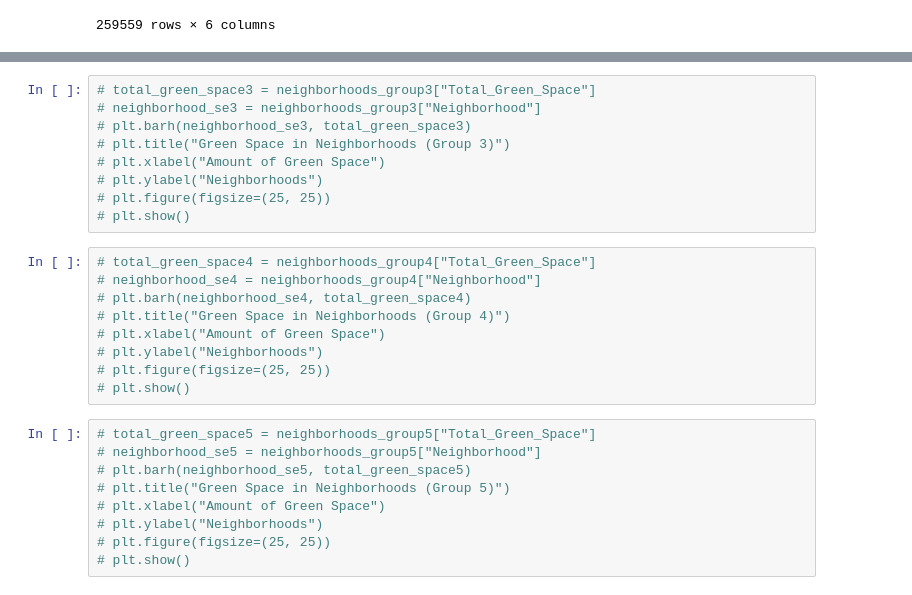
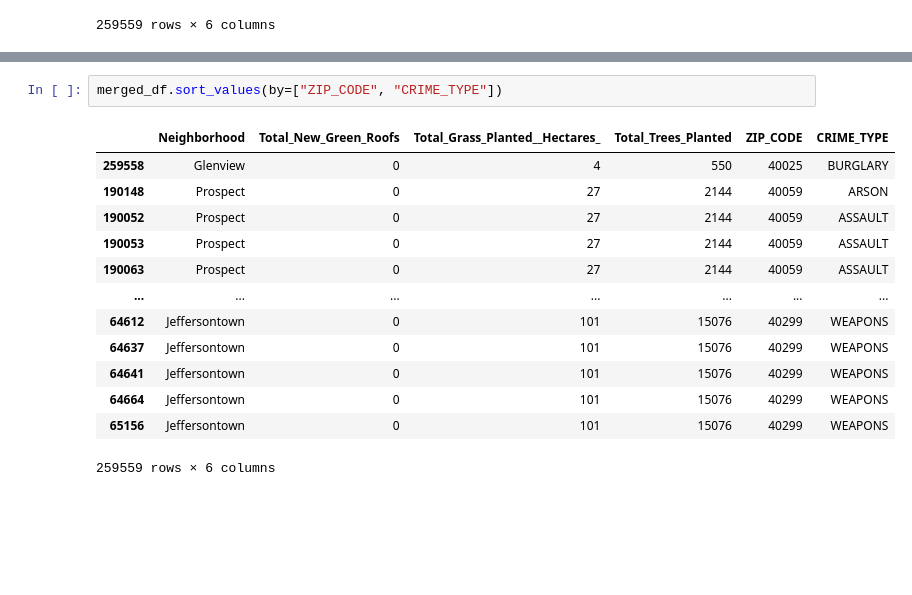
Before and after one commit to ltc870/codelouisville2023finalproject, a Jupyter notebook: finalproject.ipynb, the cells around one changed output, grey strips where cells are left out. Drawn from its saved outputs; the diff is of its cells as text; blank space fills up the shorter version.

```diff
--- a/finalproject.ipynb
+++ b/finalproject.ipynb
@@ -273,27 +183,16 @@ merged_df
-# %%
-# total_green_space3 = neighborhoods_group3["Total_Green_Space"]
-# neighborhood_se3 = neighborhoods_group3["Neighborhood"]
-# plt.barh(neighborhood_se3, total_green_space3)
-# plt.title("Green Space in Neighborhoods (Group 3)")
-# plt.xlabel("Amount of Green Space")
-# plt.ylabel("Neighborhoods")
-# plt.figure(figsize=(25, 25))
-# plt.show()
-# %%
-# total_green_space4 = neighborhoods_group4["Total_Green_Space"]
-# neighborhood_se4 = neighborhoods_group4["Neighborhood"]
-# plt.barh(neighborhood_se4, total_green_space4)
-# plt.title("Green Space in Neighborhoods (Group 4)")
-# plt.xlabel("Amount of Green Space")
-# plt.ylabel("Neighborhoods")
-# plt.figure(figsize=(25, 25))
-# plt.show()
-# %%
-# total_green_space5 = neighborhoods_group5["Total_Green_Space"]
-# neighborhood_se5 = neighborhoods_group5["Neighborhood"]
-# plt.barh(neighborhood_se5, total_green_space5)
-# plt.title("Green Space in Neighborhoods (Group 5)")
-# plt.xlabel("Amount of Green Space")
-# plt.ylabel("Neighborhoods")
-# plt.figure(figsize=(25, 25))
-# plt.show()
+# %%
+merged_df.sort_values(by=["ZIP_CODE", "CRIME_TYPE"])
+# %% [output]
+|  | Neighborhood | Total_New_Green_Roofs | Total_Grass_Planted__Hectares_ | Total_Trees_Planted | ZIP_CODE | CRIME_TYPE |
+| 259558 | Glenview | 0 | 4 | 550 | 40025 | BURGLARY |
+| 190148 | Prospect | 0 | 27 | 2144 | 40059 | ARSON |
+| 190052 | Prospect | 0 | 27 | 2144 | 40059 | ASSAULT |
+| 190053 | Prospect | 0 | 27 | 2144 | 40059 | ASSAULT |
+| 190063 | Prospect | 0 | 27 | 2144 | 40059 | ASSAULT |
+| ... | ... | ... | ... | ... | ... | ... |
+| 64612 | Jeffersontown | 0 | 101 | 15076 | 40299 | WEAPONS |
+| 64637 | Jeffersontown | 0 | 101 | 15076 | 40299 | WEAPONS |
+| 64641 | Jeffersontown | 0 | 101 | 15076 | 40299 | WEAPONS |
+| 64664 | Jeffersontown | 0 | 101 | 15076 | 40299 | WEAPONS |
+| 65156 | Jeffersontown | 0 | 101 | 15076 | 40299 | WEAPONS |
+259559 rows × 6 columns
```
Also changed, not shown: parts of 15 cells of this notebook.
